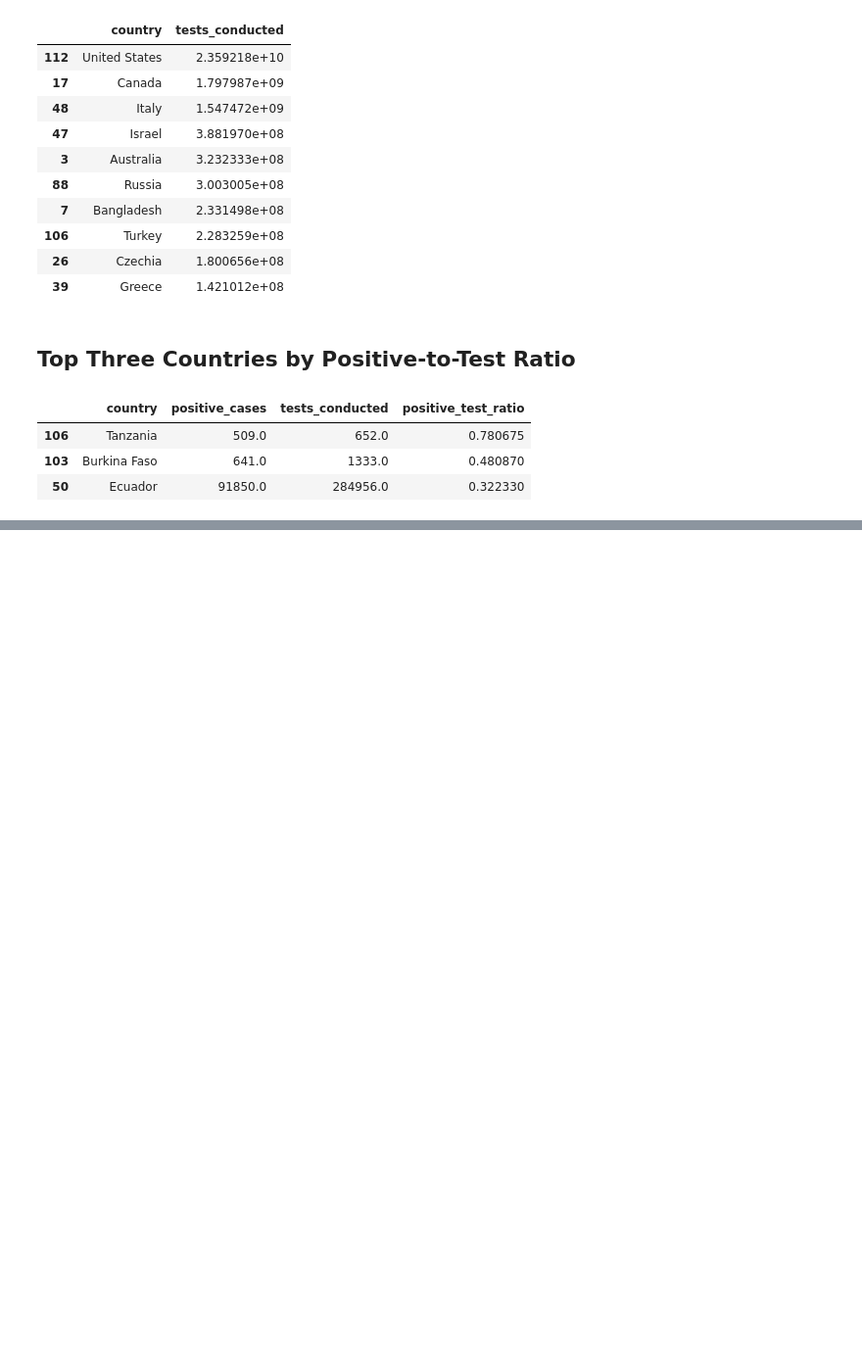
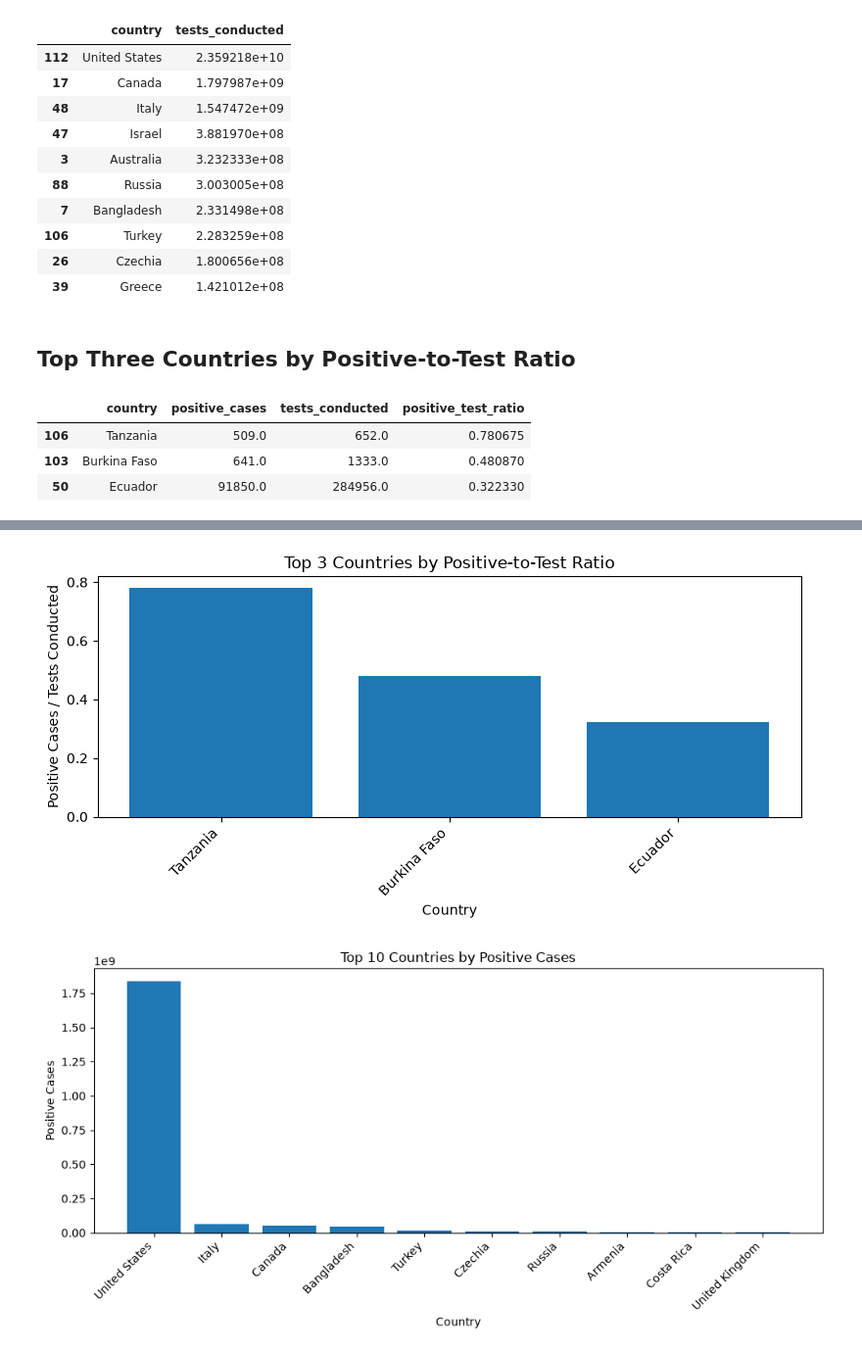
Before and after one commit to pasindupurnamal98/copilot-challenge-data-engineer-python, a Jupyter notebook: COVID19 Worldwide Testing Data.ipynb, the cells around one changed output, grey strips where cells are left out. Shown at 98% size. Saved outputs shown, nothing was run; the diff lists cells and outputs as text; code cells hidden in the pictures; blank space fills up the shorter version.

Commit message:
data visualization

```diff
--- a/COVID19 Worldwide Testing Data.ipynb
+++ b/COVID19 Worldwide Testing Data.ipynb
@@ -222,0 +227,32 @@ top_3_ratio
+# %%
+import matplotlib.pyplot as plt
+
+plt.figure(figsize=(8, 4))
+plt.bar(top_3_ratio["country"], top_3_ratio["positive_test_ratio"])
+plt.title("Top 3 Countries by Positive-to-Test Ratio")
+plt.xlabel("Country")
+plt.ylabel("Positive Cases / Tests Conducted")
+plt.xticks(rotation=45, ha="right")
+plt.tight_layout()
+plt.show()
+
+plt.figure(figsize=(10, 5))
+plt.bar(top_10_positive["country"], top_10_positive["positive_cases"])
+plt.title("Top 10 Countries by Positive Cases")
+plt.xlabel("Country")
+plt.ylabel("Positive Cases")
+plt.xticks(rotation=45, ha="right")
+plt.tight_layout()
+plt.show()
+
+plt.figure(figsize=(10, 5))
+plt.bar(top_10_tests["country"], top_10_tests["tests_conducted"])
+plt.title("Top 10 Countries by Tests Conducted")
+plt.xlabel("Country")
+plt.ylabel("Tests Conducted")
+plt.xticks(rotation=45, ha="right")
+plt.tight_layout()
+plt.show()
+# %% [output]
+[figure, added]
+[figure, added]
```
Also changed, not shown: parts of 3 cells of this notebook.
